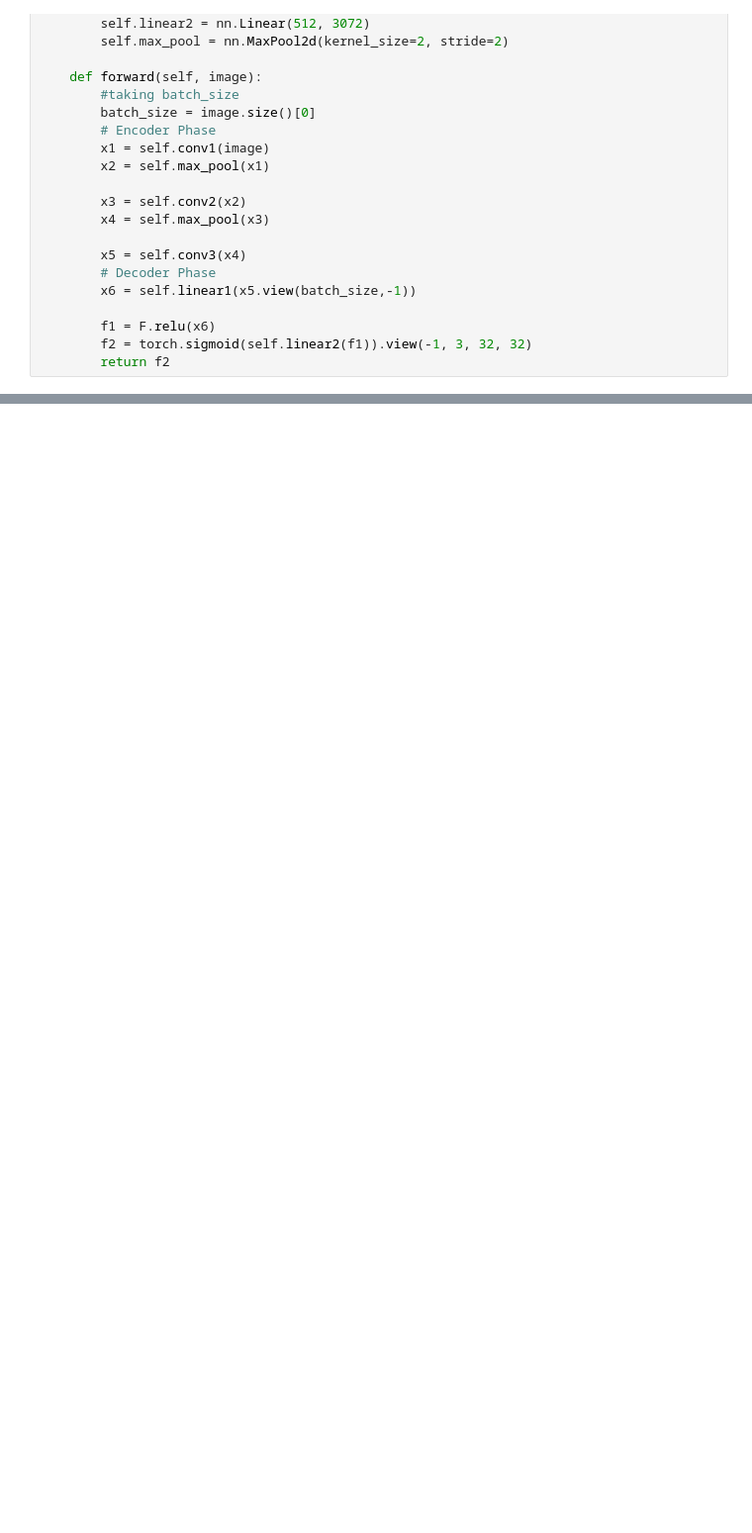
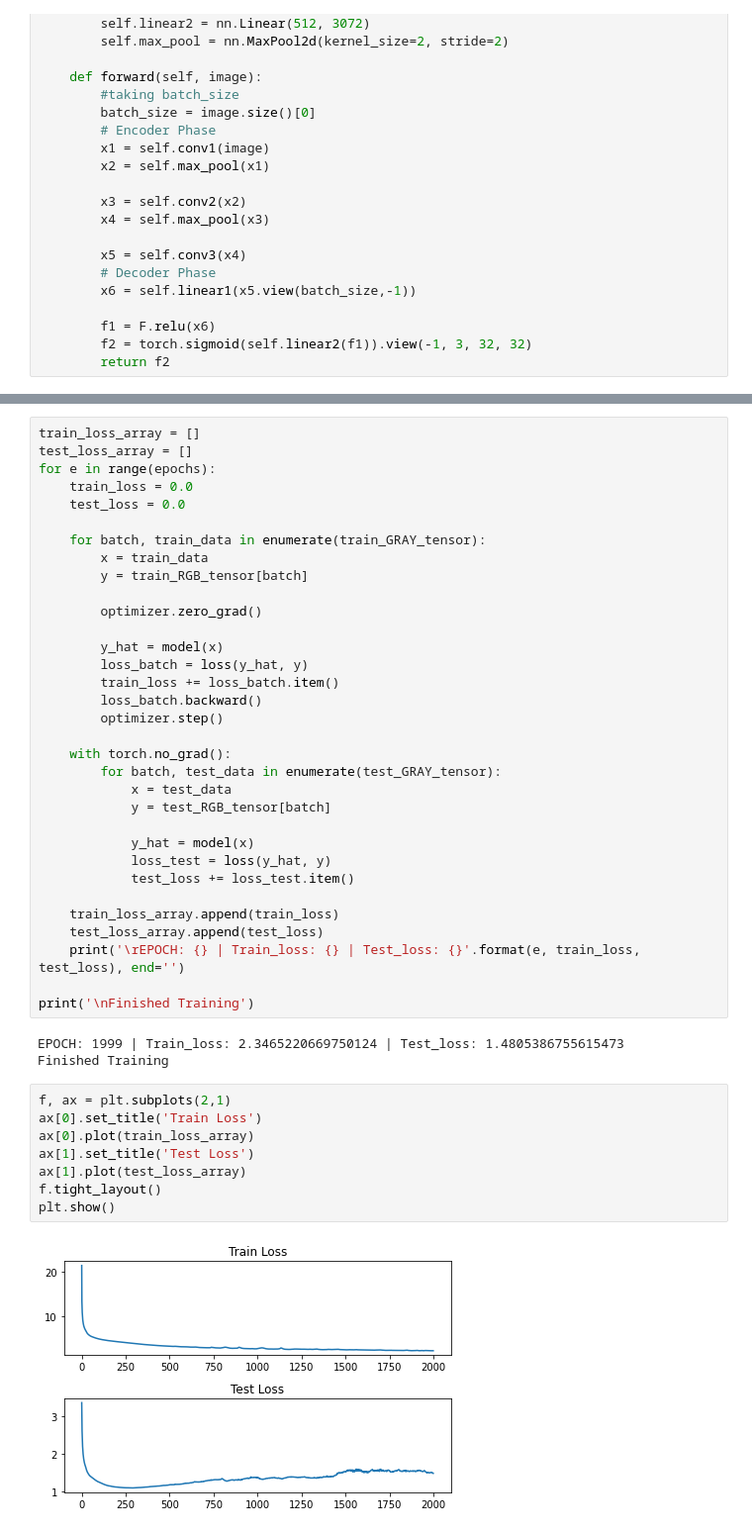
Before and after one commit to RodrigoArboleda/Anti-aliasing, a Jupyter notebook: source/notebook.ipynb, the cells around one changed output, grey strips where cells are left out. Shown: that part at 99% size. Drawn from its saved outputs; the diff is of its cells as text; blank space fills up the shorter version.

```diff
--- a/source/notebook.ipynb
+++ b/source/notebook.ipynb
@@ -159,0 +168,46 @@ class CNN(nn.Module):
+# %%
+train_loss_array = []
+test_loss_array = []
+for e in range(epochs):
+    train_loss = 0.0
+    test_loss = 0.0
+
+    for batch, train_data in enumerate(train_GRAY_tensor):
+        x = train_data
+        y = train_RGB_tensor[batch]
+
+        optimizer.zero_grad()
+
+        y_hat = model(x)
+        loss_batch = loss(y_hat, y)
+        train_loss += loss_batch.item()
+        loss_batch.backward()
+        optimizer.step()
+
+    with torch.no_grad():
+        for batch, test_data in enumerate(test_GRAY_tensor):
+            x = test_data
+            y = test_RGB_tensor[batch]
+
+            y_hat = model(x)
+            loss_test = loss(y_hat, y)
+            test_loss += loss_test.item()
+
+    train_loss_array.append(train_loss)
+    test_loss_array.append(test_loss)
+    print('\rEPOCH: {} | Train_loss: {} | Test_loss: {}'.format(e, train_loss, test_loss), end='')
+
+print('\nFinished Training')
+# %% [output]
+EPOCH: 1999 | Train_loss: 2.3465220669750124 | Test_loss: 1.4805386755615473
+Finished Training
+# %%
+f, ax = plt.subplots(2,1)
+ax[0].set_title('Train Loss')
+ax[0].plot(train_loss_array)
+ax[1].set_title('Test Loss')
+ax[1].plot(test_loss_array)
+f.tight_layout()
+plt.show()
+# %% [output]
+[figure, added]
```
Also changed, not shown: parts of 6 cells of this notebook.
